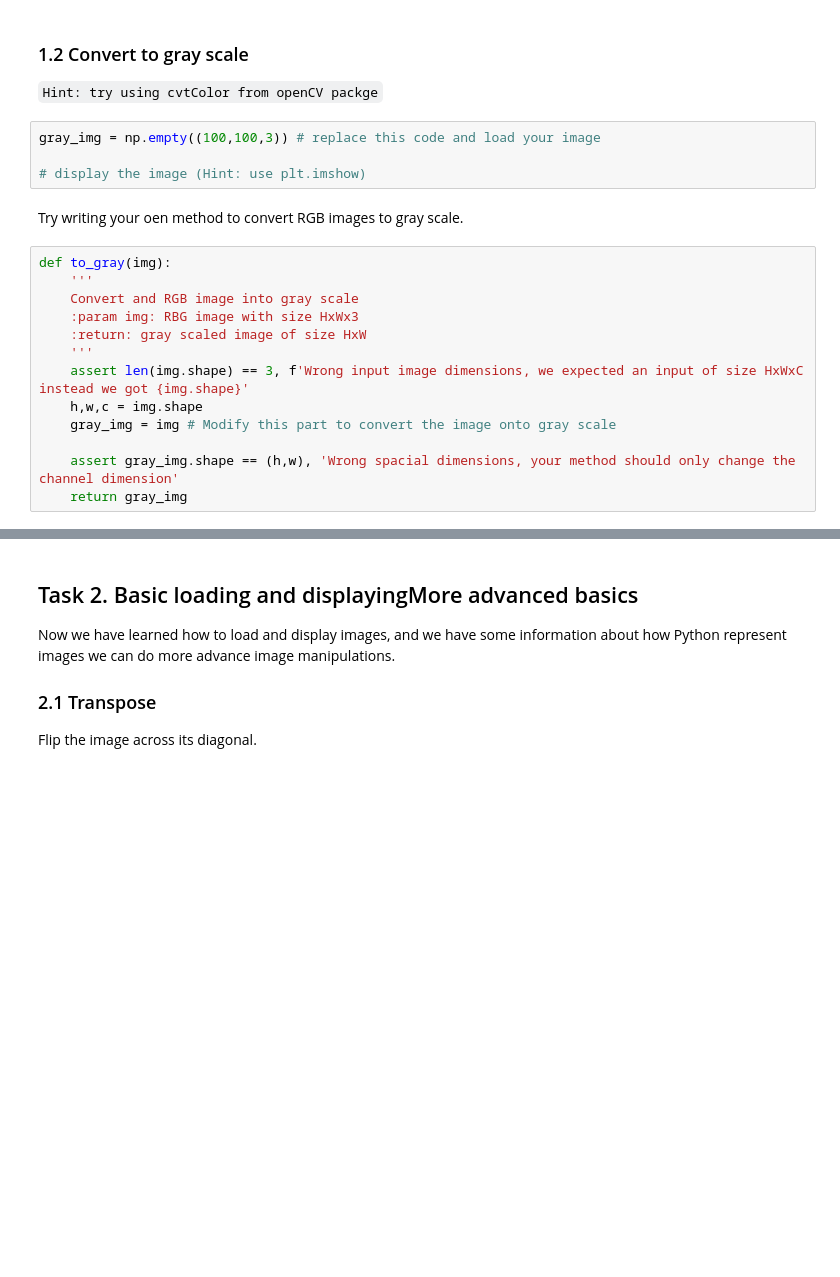
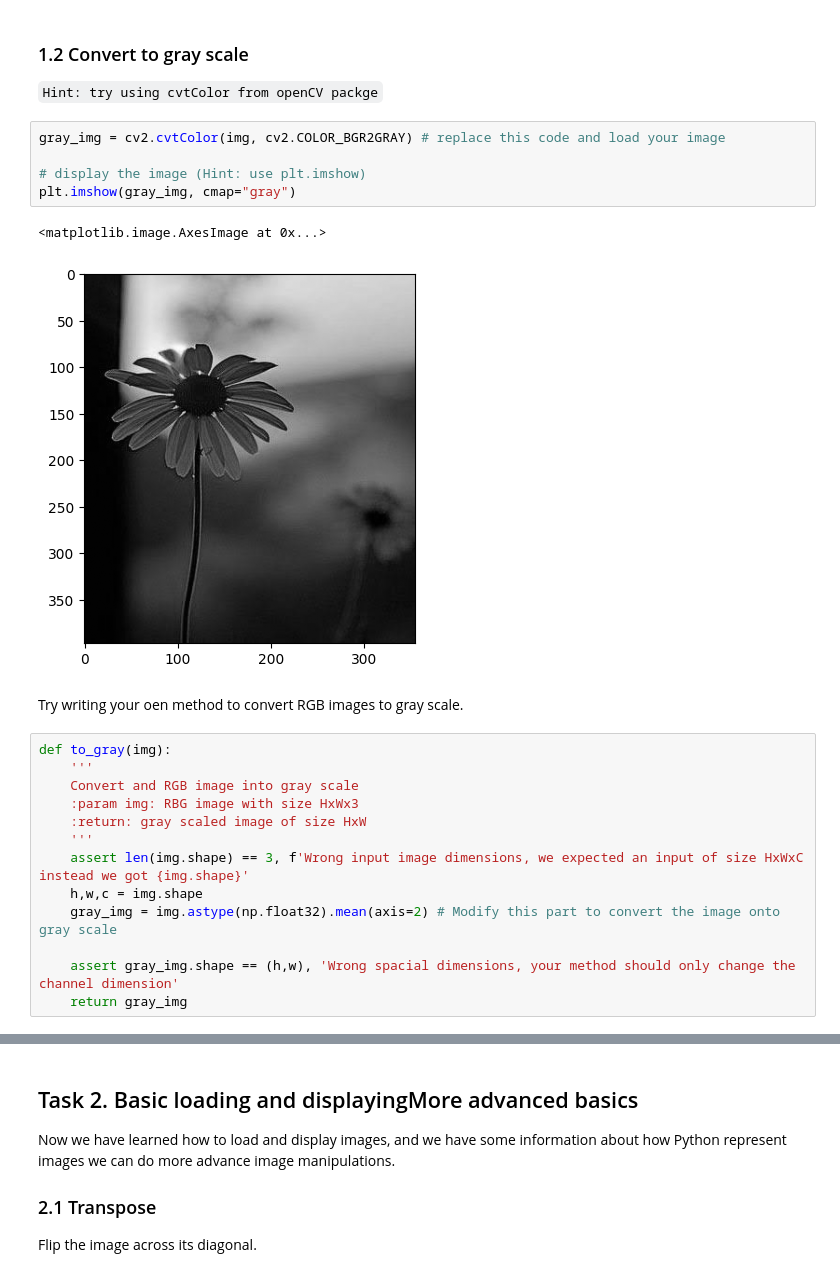
Before and after one commit to Rodrigo30406/comp0241_26, a Jupyter notebook: labs/Lab1.ipynb, the cells around one changed output, grey strips where cells are left out. Cells and saved outputs as stored; diff of their text form; blank space fills up the shorter version.

```diff
--- a/labs/Lab1.ipynb
+++ b/labs/Lab1.ipynb
@@ -53,9 +96,13 @@ print(img.shape)
 ### 1.2 Convert to gray scale
 `Hint: try using cvtColor from openCV packge`
 # %%
-gray_img = np.empty((100,100,3)) # replace this code and load your image
+gray_img = cv2.cvtColor(img, cv2.COLOR_BGR2GRAY) # replace this code and load your image
 
 # display the image (Hint: use plt.imshow)
+plt.imshow(gray_img, cmap="gray")
+# %% [output]
+<matplotlib.image.AxesImage at 0x...>
+[figure, added]
 # %% [markdown]
 Try writing your oen method to convert RGB images to gray scale.
 # %%
@@ -67,7 +114,7 @@ def to_gray(img):
     '''
     assert len(img.shape) == 3, f'Wrong input image dimensions, we expected an input of size HxWxC instead we got {img.shape}'
     h,w,c = img.shape
-    gray_img = img # Modify this part to convert the image onto gray scale
+    gray_img = img.astype(np.float32).mean(axis=2) # Modify this part to convert the image onto gray scale
 
     assert gray_img.shape == (h,w), 'Wrong spacial dimensions, your method should only change the channel dimension'
     return gray_img
```
Also changed, not shown: parts of 12 cells of this notebook.
